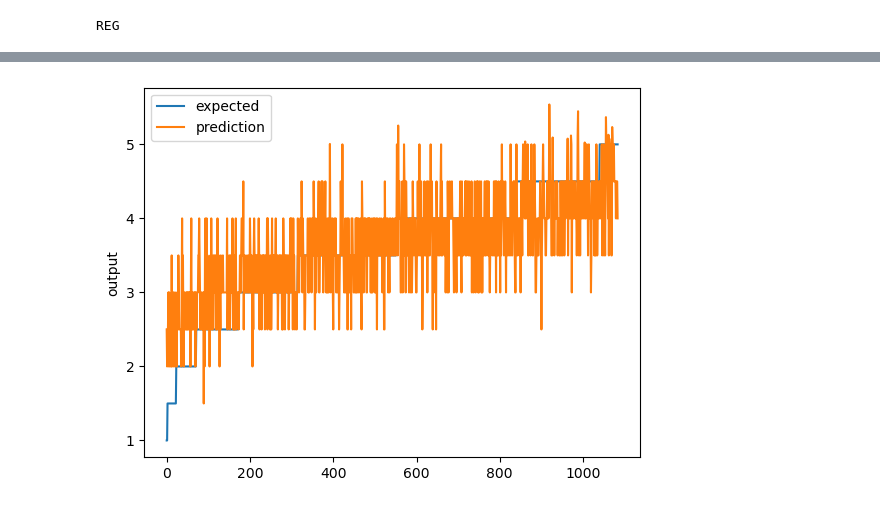
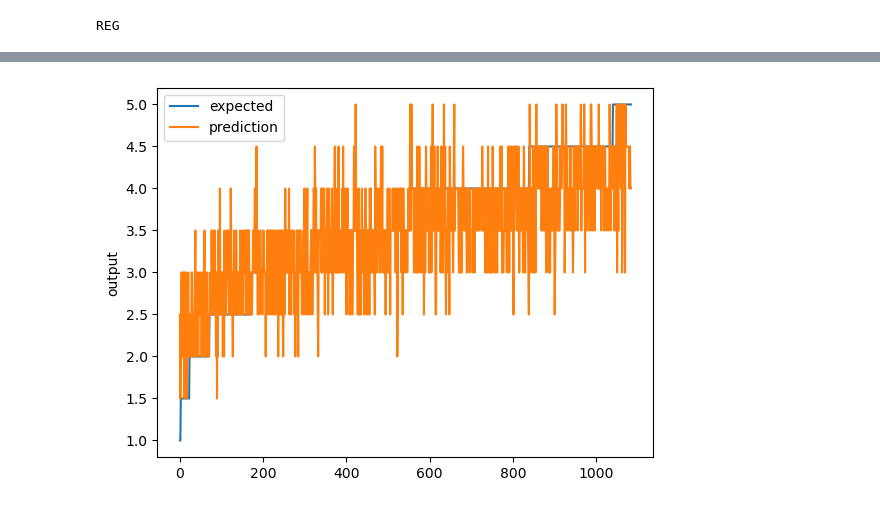
Before and after one commit to kyu2509/CSC180-Project-1, a Jupyter notebook: CSC180 Proj1_Yelp_Regression.ipynb, the cells around one changed output, grey strips where cells are left out. Drawn from its saved outputs; the diff is of its cells as text; code cells hidden in the pictures.

```diff
--- a/CSC180 Proj1_Yelp_Regression.ipynb
+++ b/CSC180 Proj1_Yelp_Regression.ipynb
@@ -159,14 +159,14 @@ review_df = pd.read_json(review_Path, lines=True, nrows = 100000)
 all_business_df = pd.read_json(business_Path, lines=True, nrows = 100000)
 business_df = all_business_df[all_business_df['review_count'] >= 20]
 
-#You may use the following code to group ALL the reviews by each business and create a new
-#dataframe, where each line is a business with all its reviews aggregated together. From there,
-#you then use tfidfVectorzier to obtain TFIDF representation for each business.
+# You may use the following code to group ALL the reviews by each business and create a new
+# dataframe, where each line is a business with all its reviews aggregated together. From there,
+# you then use tfidfVectorzier to obtain TFIDF representation for each business.
 df_review_agg = review_df.groupby('business_id')['text'].sum()
 df_ready_to_be_sent_to_sklearn = pd.DataFrame({'business_id': df_review_agg.index,
                                                'all_reviews': df_review_agg.values,})
 
-#Create table with ID, stars, and all reviews in one table then change 'stars' since this is already a col on tfidf
+# Create table with ID, stars, and all reviews in one table then change 'stars' since this is already a col on tfidf
 business_subset = business_df[['business_id', 'stars']]
 business_names = business_df[['name', 'business_id']]
 review_subset = df_ready_to_be_sent_to_sklearn[['business_id', 'all_reviews']]
@@ -187,7 +187,7 @@ x,y = to_xy(tfidf_df,'stars_for_model')
 # Split into train/test
 x_train, x_test, y_train, y_test = train_test_split(x, y, test_size=0.20, random_state=42)
 
-#Run the model 5 times to ensure best model is found
+# Run the model 5 times to ensure best model is found
 i = 0
 while (i < 5):
     model = Sequential()
@@ -217,6 +217,8 @@ pred = model.predict(x_test)
 for i in pred:
     if i[0] < 5:
         i[0] = round(i[0]*2)/2
+    if i[0] > 5:
+        i[0] = 5
 
 print(pred)
 score = np.sqrt(metrics.mean_squared_error(pred, y_test))
@@ -246 +248 @@ Score (RMSE): 0.595794677734375
-[figure, old version]
+[figure, new version]
```
Also changed, not shown: parts of 4 cells of this notebook.
